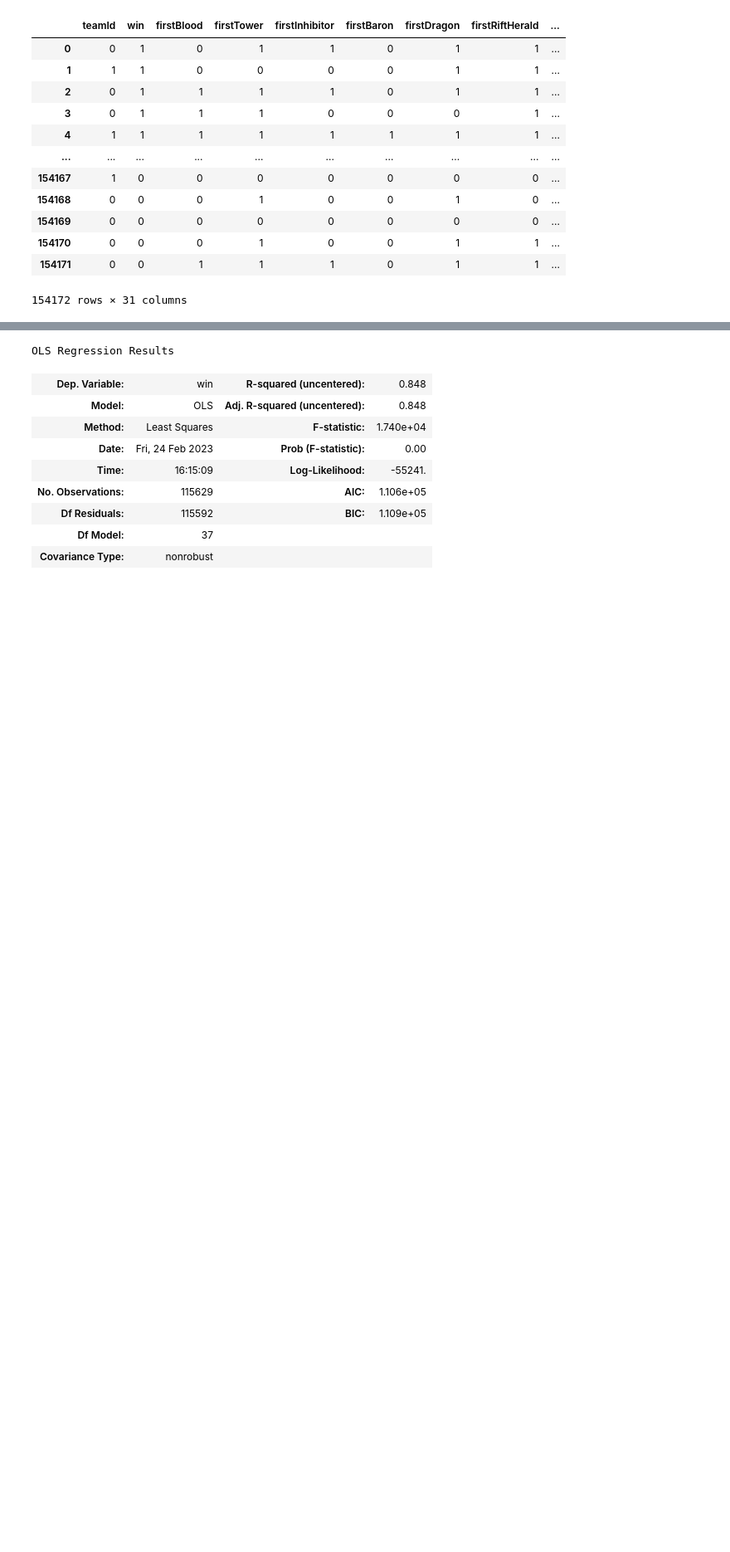
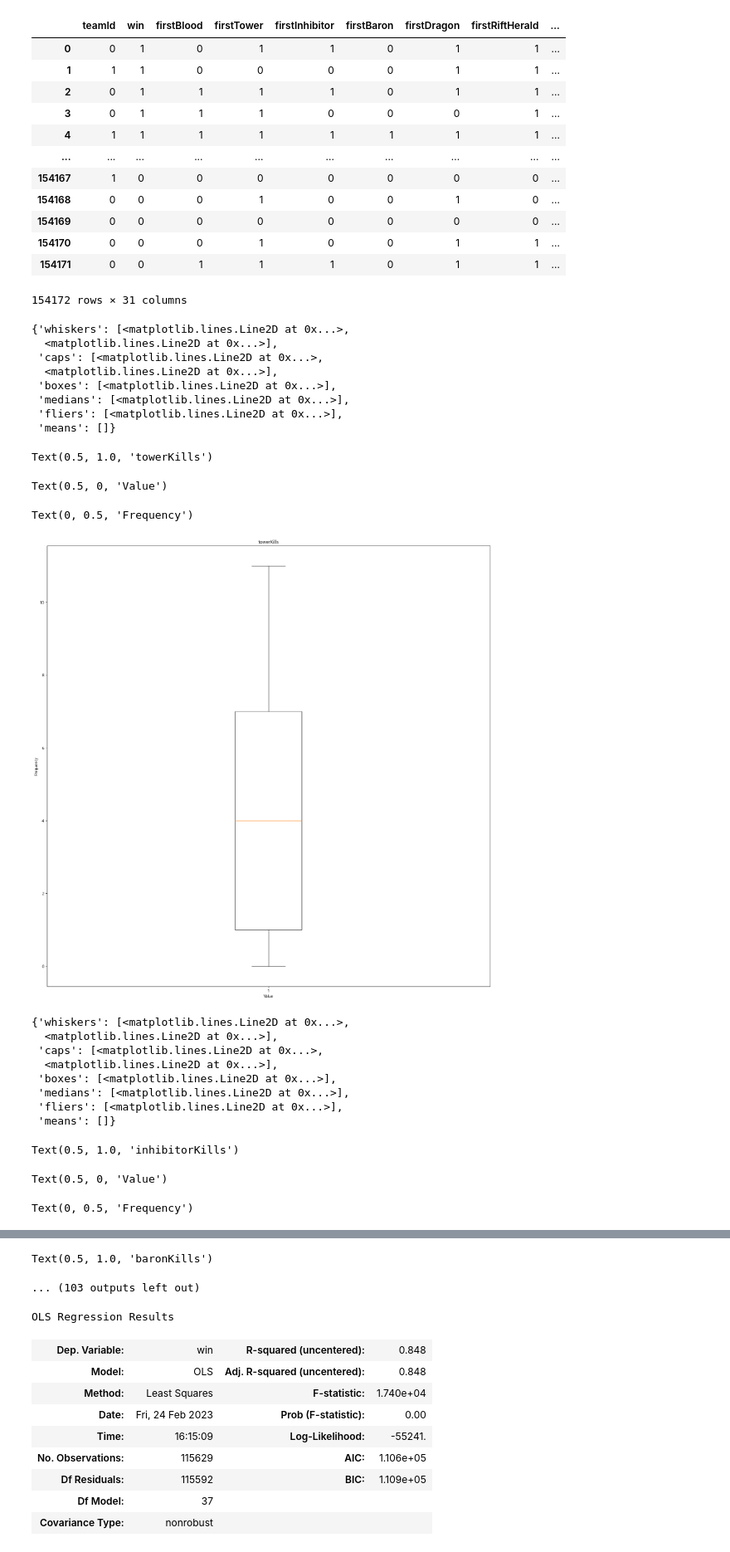
Before and after one commit to cheonjaeJJang/lol_project, a Jupyter notebook: analysis.ipynb, the cells around one changed output, grey strips where cells are left out. Shown at 83% size. Saved outputs shown, nothing was run; the diff lists cells and outputs as text; code cells hidden in the pictures; blank space fills up the shorter version.

```diff
--- a/analysis.ipynb
+++ b/analysis.ipynb
@@ -461,3 +431,43 @@ reg_df
 | 154170 | 0 | 0 | 0 | 1 | 0 | 0 | 1 | 1 | ... |
 | 154171 | 0 | 0 | 1 | 1 | 1 | 0 | 1 | 1 | ... |
 154172 rows × 31 columns
+# %%
+reg_df_columns = reg_df.drop(["teamId", "win", "firstBlood","firstTower","firstInhibitor","firstBaron","firstDragon","firstRiftHerald"], axis=1)
+
+for col in reg_df_columns.columns:
+    plt.hist(reg_df_columns[col], bins=10)   # 히스토그램 그리기
+    plt.title(col)              # 그래프 제목
+    plt.xlabel('Value')         # x축 레이블
+    plt.ylabel('Frequency')     # y축 레이블
+    plt.show()
+# %%
+for col in reg_df_columns.columns:
+    plt.boxplot(reg_df_columns[col])   # 히스토그램 그리기
+    plt.title(col)              # 그래프 제목
+    plt.xlabel('Value')         # x축 레이블
+    plt.ylabel('Frequency')     # y축 레이블
+    plt.show()
+# %% [output]
+{'whiskers': [<matplotlib.lines.Line2D at 0x...>,
+  <matplotlib.lines.Line2D at 0x...>],
+ 'caps': [<matplotlib.lines.Line2D at 0x...>,
+  <matplotlib.lines.Line2D at 0x...>],
+ 'boxes': [<matplotlib.lines.Line2D at 0x...>],
+ 'medians': [<matplotlib.lines.Line2D at 0x...>],
+ 'fliers': [<matplotlib.lines.Line2D at 0x...>],
+ 'means': []}
+Text(0.5, 1.0, 'towerKills')
+Text(0.5, 0, 'Value')
+Text(0, 0.5, 'Frequency')
+[figure, added]
+{'whiskers': [<matplotlib.lines.Line2D at 0x...>,
+  <matplotlib.lines.Line2D at 0x...>],
+ 'caps': [<matplotlib.lines.Line2D at 0x...>,
+  <matplotlib.lines.Line2D at 0x...>],
+ 'boxes': [<matplotlib.lines.Line2D at 0x...>],
+ 'medians': [<matplotlib.lines.Line2D at 0x...>],
+ 'fliers': [<matplotlib.lines.Line2D at 0x...>],
+ 'means': []}
+Text(0.5, 1.0, 'inhibitorKills')
+Text(0.5, 0, 'Value')
+Text(0, 0.5, 'Frequency')
@@ -464,3 +483,5 @@ reg_df
+Text(0.5, 1.0, 'baronKills')
+... (103 outputs left out)
 # %%
 import statsmodels.api as sm
 from sklearn.model_selection import train_test_split
```
Also changed, not shown: parts of 19 cells of this notebook.
